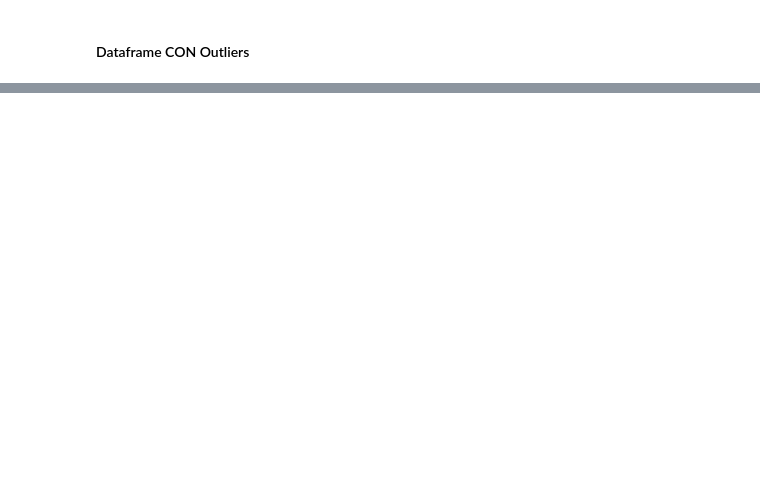
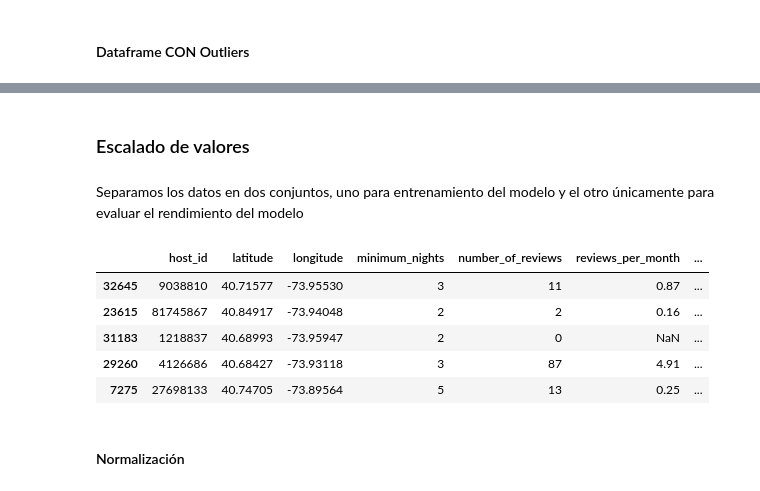
Before and after one commit to 4GeeksAcademy/danielpaez-dev-machine-learning-python-template, a Jupyter notebook: src/explore.ipynb, the cells around one changed output, grey strips where cells are left out. Saved outputs shown, nothing was run; the diff lists cells and outputs as text; code cells hidden in the pictures; blank space fills up the shorter version.

```diff
--- a/src/explore.ipynb
+++ b/src/explore.ipynb
@@ -394,0 +452,3 @@ total_data_without_outliers
+# %%
+total_data_with_outliers['price_per_min_nights'] = round(total_data_with_outliers['price'] / total_data_with_outliers['minimum_nights'], 2)
+total_data_with_outliers['price_per_min_nights']
@@ -394,0 +468,30 @@ total_data_without_outliers
+# %% [markdown]
+### Escalado de valores
+# %% [markdown]
+Separamos los datos en dos conjuntos, uno para entrenamiento del modelo y el otro únicamente para evaluar el rendimiento del modelo
+# %%
+numerical_variables = [col for col in cleaned_data.select_dtypes(include=['number']).columns.tolist() if col != 'price']
+
+y_with_outliers = total_data_with_outliers['price']
+y_without_outliers = total_data_without_outliers['price']
+X_with_outliers = total_data_with_outliers[numerical_variables]
+X_without_outliers = total_data_without_outliers[numerical_variables]
+
+X_train_with_outliers, X_test_with_outliers, y_train_with_outliers, y_test_with_outliers = train_test_split(
+    X_with_outliers, y_with_outliers, test_size=0.2, random_state=42
+)
+
+X_train_without_outliers, X_test_without_outliers, y_train_without_outliers, y_test_without_outliers = train_test_split(
+    X_without_outliers, y_without_outliers, test_size=0.2, random_state=42
+)
+
+X_train_with_outliers.head()
+# %% [output]
+|  | host_id | latitude | longitude | minimum_nights | number_of_reviews | reviews_per_month | ... |
+| 32645 | 9038810 | 40.71577 | -73.95530 | 3 | 11 | 0.87 | ... |
+| 23615 | 81745867 | 40.84917 | -73.94048 | 2 | 2 | 0.16 | ... |
+| 31183 | 1218837 | 40.68993 | -73.95947 | 2 | 0 | NaN | ... |
+| 29260 | 4126686 | 40.68427 | -73.93118 | 3 | 87 | 4.91 | ... |
+| 7275 | 27698133 | 40.74705 | -73.89564 | 5 | 13 | 0.25 | ... |
+# %% [markdown]
+#### Normalización
```
Also changed, not shown: parts of 15 cells of this notebook.
